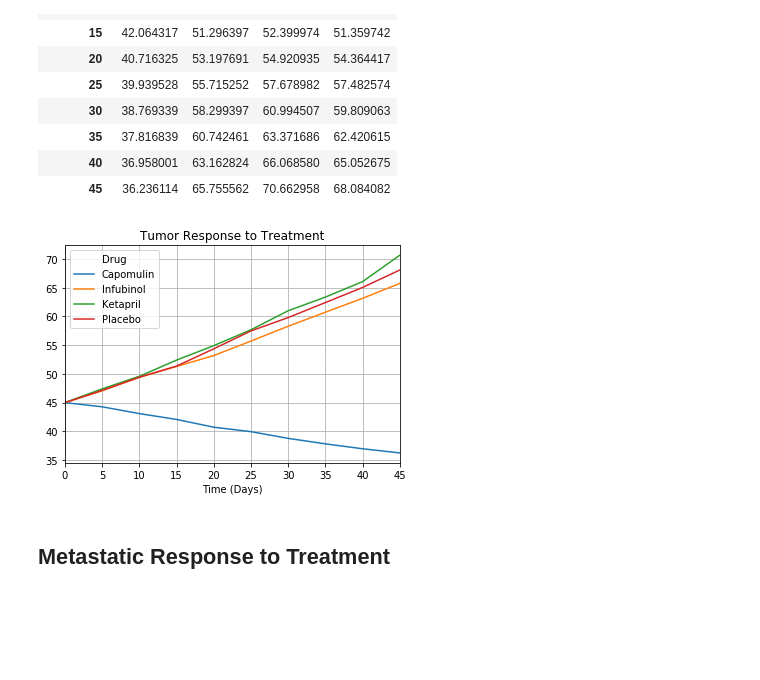
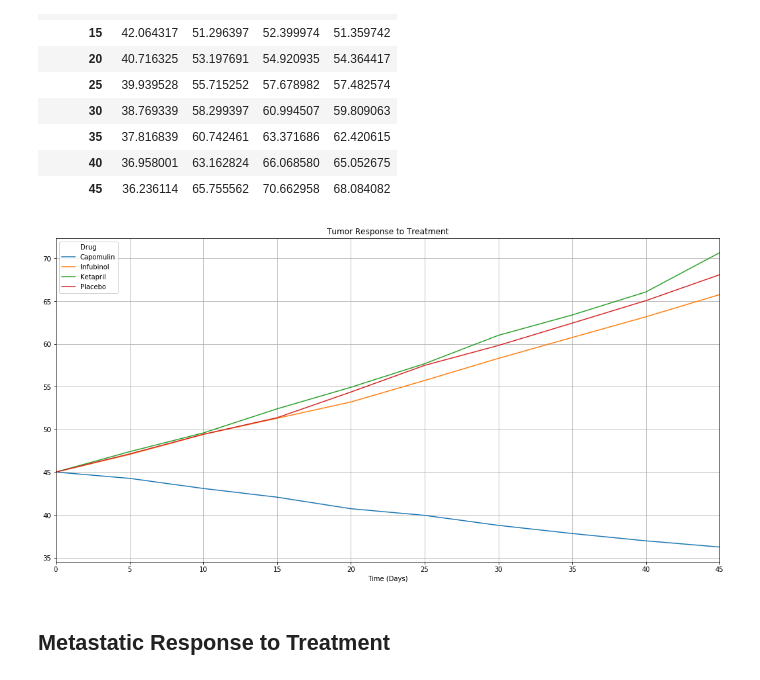
Before and after one commit to mtbulut/matplotlib-challenge_memet, a Jupyter notebook: Pymaceuticals/pymaceuticals_starter-Copy1.ipynb, the cells around one changed output. Drawn from its saved outputs; the diff is of its cells as text; code cells hidden in the pictures; blank space fills up the shorter version.

Commit message:
graph stylish done

```diff
--- a/Pymaceuticals/pymaceuticals_starter-Copy1.ipynb
+++ b/Pymaceuticals/pymaceuticals_starter-Copy1.ipynb
@@ -152,16 +152,16 @@ reformed_df3
 | 45 | 36.236114 | 65.755562 | 70.662958 | 68.084082 |
 # %%
 
-reformed_df3.plot()
-# plt.figure(figsize=(20,10))
+reformed_df3.plot(figsize=(18,9))
 # plt.errorbar(reformed_sem_df3.columns(0), reformed_sem_df3. , xerr=0.2, yerr=0.4)
 plt.title("Tumor Response to Treatment")
 plt.xlabel("Time (Days)")
 plt.ylabel("")
 plt.grid()
+
 plt.show()
 # %% [output]
-[figure, old version]
+[figure, new version]
 # %% [markdown]
 ## Metastatic Response to Treatment
 # %%
```
Also changed, not shown: parts of 2 cells of this notebook.
